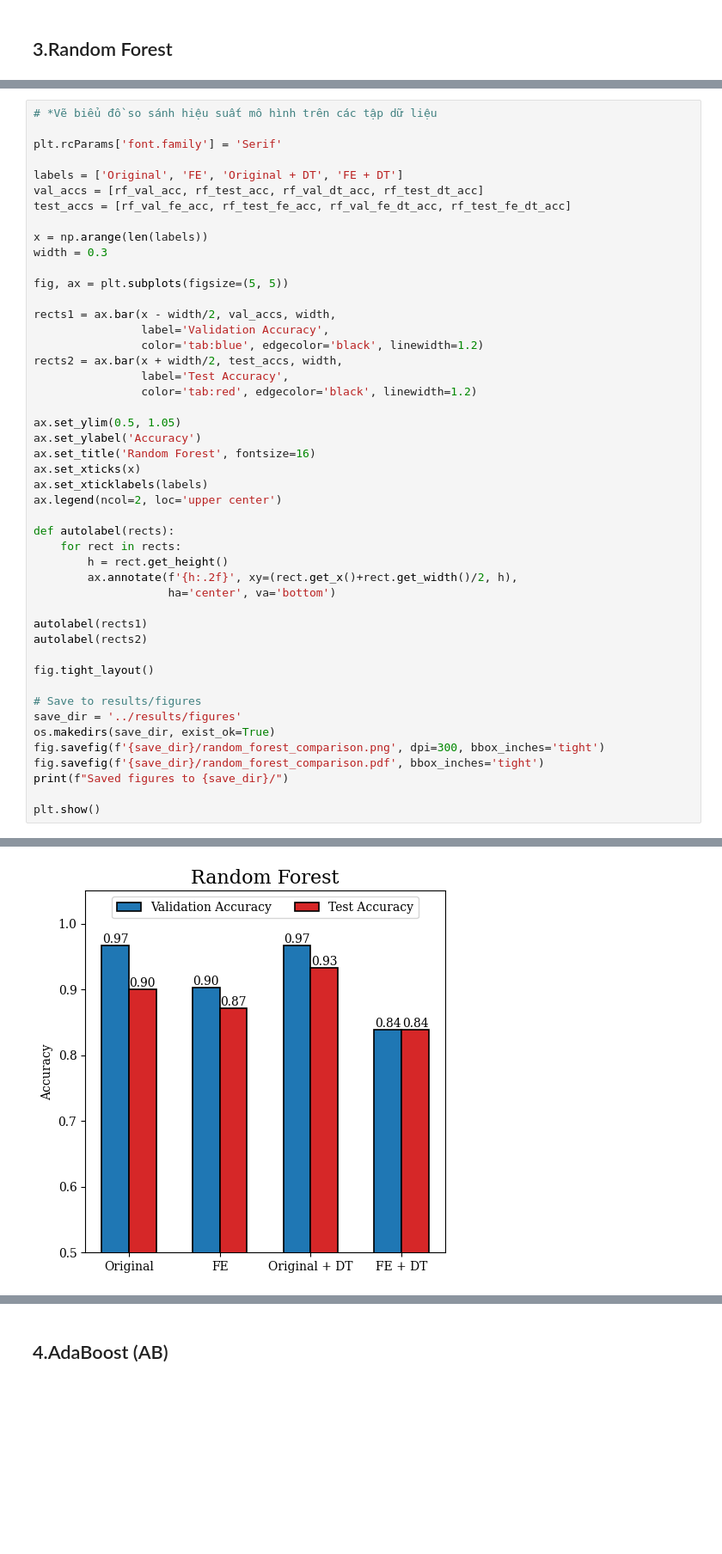
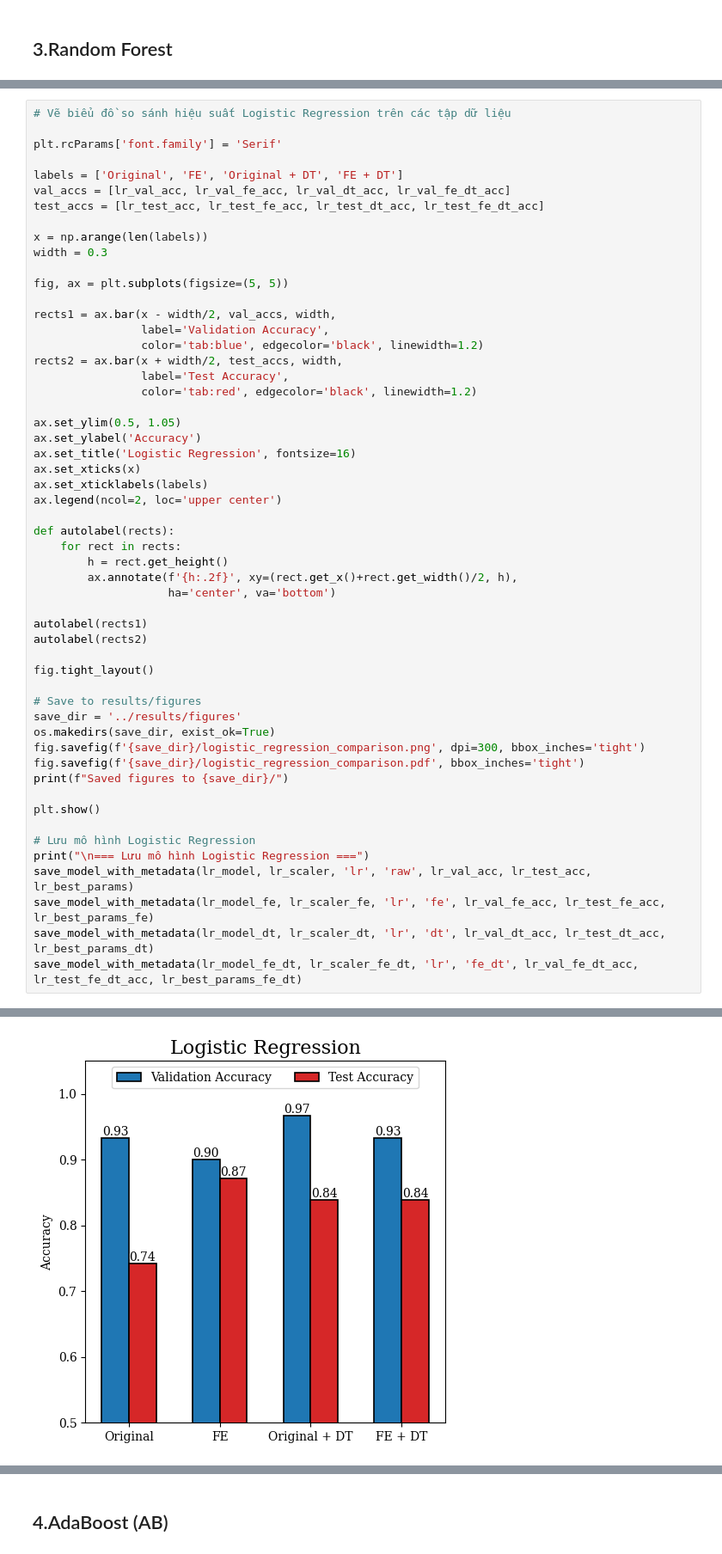
Before and after one commit to huynqhcmus/heart-disease-diagnosis, a Jupyter notebook: notebooks/Model-Training-and-Evalution.ipynb, the cells around one changed output, grey strips where cells are left out. Shown at 86% size. Saved outputs shown, nothing was run; the diff lists cells and outputs as text; blank space fills up the shorter version.

```diff
--- a/notebooks/Model-Training-and-Evalution.ipynb
+++ b/notebooks/Model-Training-and-Evalution.ipynb
@@ -405,11 +355,11 @@ weighted avg       0.84      0.84      0.84        31
 # %%
-# *Vẽ biểu đồ so sánh hiệu suất mô hình trên các tập dữ liệu
+# Vẽ biểu đồ so sánh hiệu suất Logistic Regression trên các tập dữ liệu
 
 plt.rcParams['font.family'] = 'Serif'
 
 labels = ['Original', 'FE', 'Original + DT', 'FE + DT']
-val_accs = [rf_val_acc, rf_test_acc, rf_val_dt_acc, rf_test_dt_acc]
-test_accs = [rf_val_fe_acc, rf_test_fe_acc, rf_val_fe_dt_acc, rf_test_fe_dt_acc]
+val_accs = [lr_val_acc, lr_val_fe_acc, lr_val_dt_acc, lr_val_fe_dt_acc]
+test_accs = [lr_test_acc, lr_test_fe_acc, lr_test_dt_acc, lr_test_fe_dt_acc]
 
 x = np.arange(len(labels))
 width = 0.3
@@ -421,34 +371,41 @@ rects1 = ax.bar(x - width/2, val_accs, width,
                 color='tab:blue', edgecolor='black', linewidth=1.2)
 rects2 = ax.bar(x + width/2, test_accs, width,
                 label='Test Accuracy',
                 color='tab:red', edgecolor='black', linewidth=1.2)
 
 ax.set_ylim(0.5, 1.05)
 ax.set_ylabel('Accuracy')
-ax.set_title('Random Forest', fontsize=16)
+ax.set_title('Logistic Regression', fontsize=16)
 ax.set_xticks(x)
 ax.set_xticklabels(labels)
 ax.legend(ncol=2, loc='upper center')
 
 def autolabel(rects):
     for rect in rects:
         h = rect.get_height()
         ax.annotate(f'{h:.2f}', xy=(rect.get_x()+rect.get_width()/2, h),
                     ha='center', va='bottom')
 
 autolabel(rects1)
 autolabel(rects2)
 
 fig.tight_layout()
 
 # Save to results/figures
 save_dir = '../results/figures'
 os.makedirs(save_dir, exist_ok=True)
-fig.savefig(f'{save_dir}/random_forest_comparison.png', dpi=300, bbox_inches='tight')
-fig.savefig(f'{save_dir}/random_forest_comparison.pdf', bbox_inches='tight')
+fig.savefig(f'{save_dir}/logistic_regression_comparison.png', dpi=300, bbox_inches='tight')
+fig.savefig(f'{save_dir}/logistic_regression_comparison.pdf', bbox_inches='tight')
 print(f"Saved figures to {save_dir}/")
 
 plt.show()
+
+# Lưu mô hình Logistic Regression
+print("\n=== Lưu mô hình Logistic Regression ===")
+save_model_with_metadata(lr_model, lr_scaler, 'lr', 'raw', lr_val_acc, lr_test_acc, lr_best_params)
+save_model_with_metadata(lr_model_fe, lr_scaler_fe, 'lr', 'fe', lr_val_fe_acc, lr_test_fe_acc, lr_best_params_fe)
+save_model_with_metadata(lr_model_dt, lr_scaler_dt, 'lr', 'dt', lr_val_dt_acc, lr_test_dt_acc, lr_best_params_dt)
+save_model_with_metadata(lr_model_fe_dt, lr_scaler_fe_dt, 'lr', 'fe_dt', lr_val_fe_dt_acc, lr_test_fe_dt_acc, lr_best_params_fe_dt)
 # %% [output]
 Saved figures to ../results/figures/
-[figure, old version]
+[figure, new version]
```
Also changed, not shown: parts of 48 cells of this notebook, 39 other files.
